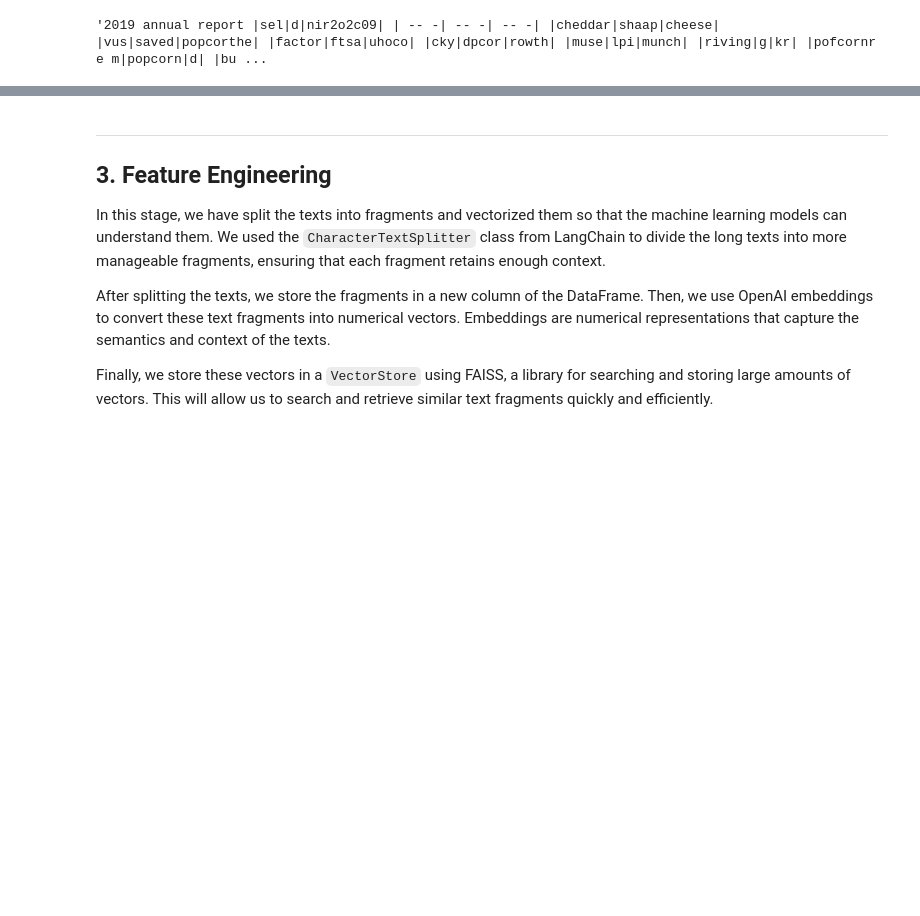
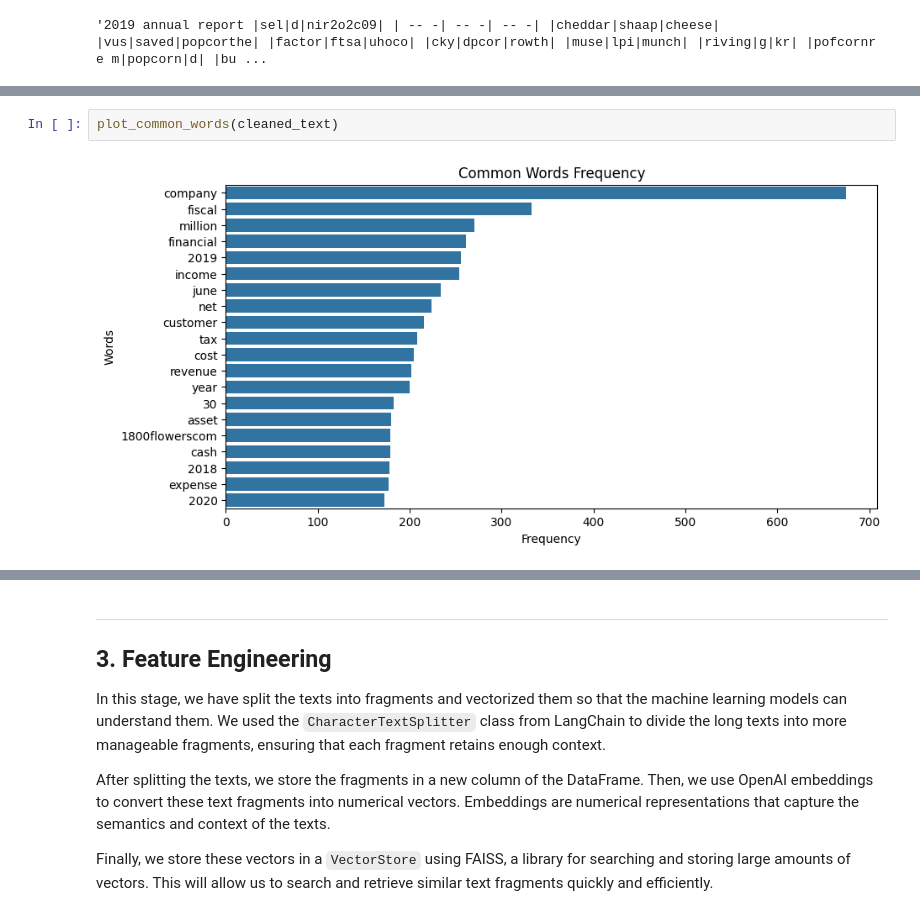
Before and after one commit to yohanacontrerasdev/aws_s3_data_downloader, a Jupyter notebook: notebooks/data_exploration.ipynb, the cells around one changed output, grey strips where cells are left out. Drawn from its saved outputs; the diff is of its cells as text; blank space fills up the shorter version.

```diff
--- a/notebooks/data_exploration.ipynb
+++ b/notebooks/data_exploration.ipynb
@@ -61,0 +66,4 @@ generar_word_cloud(cleaned_text)
+# %%
+plot_common_words(cleaned_text)
+# %% [output]
+[figure, added]
```
Also changed, not shown: parts of 3 cells of this notebook, 2 other files.
